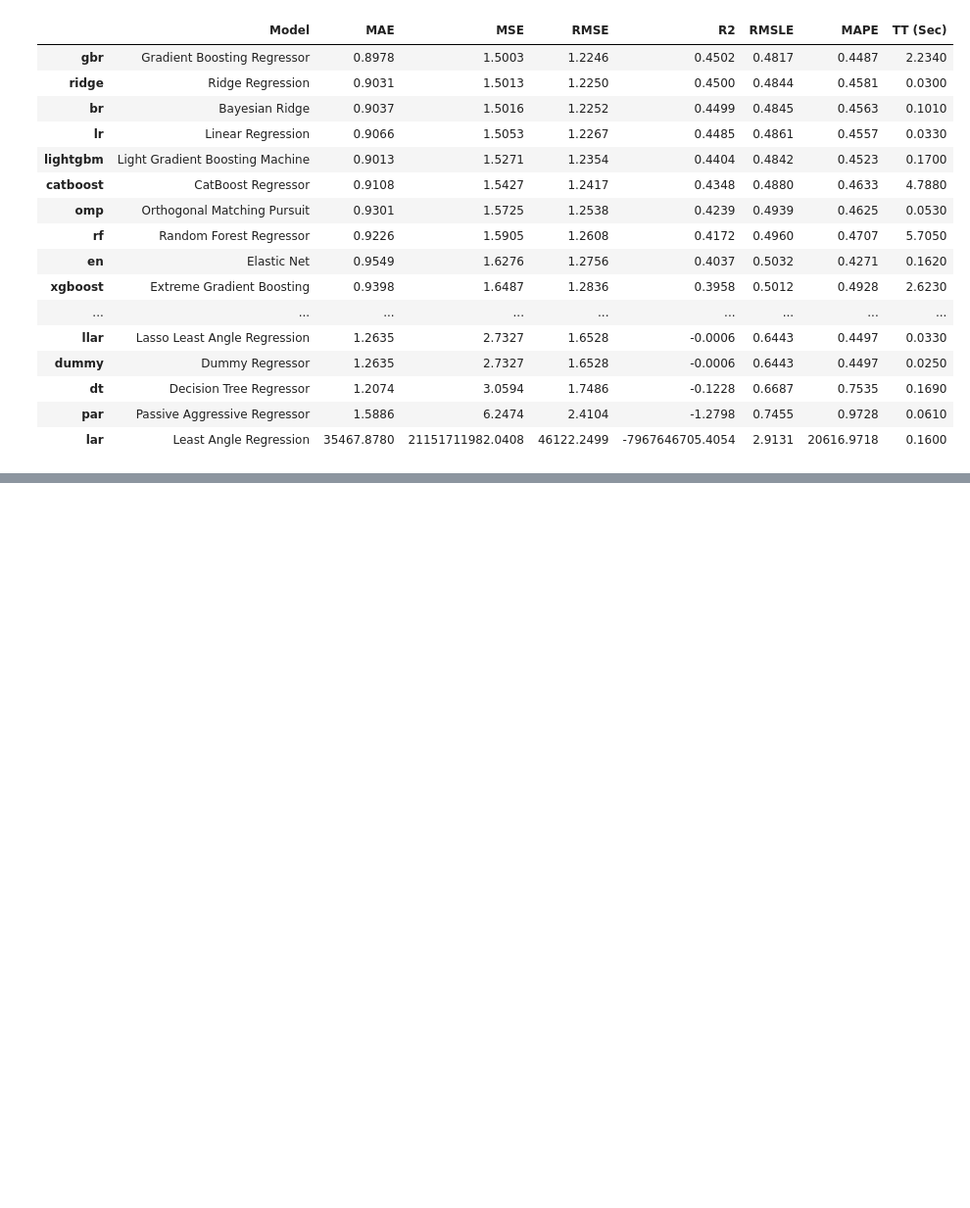
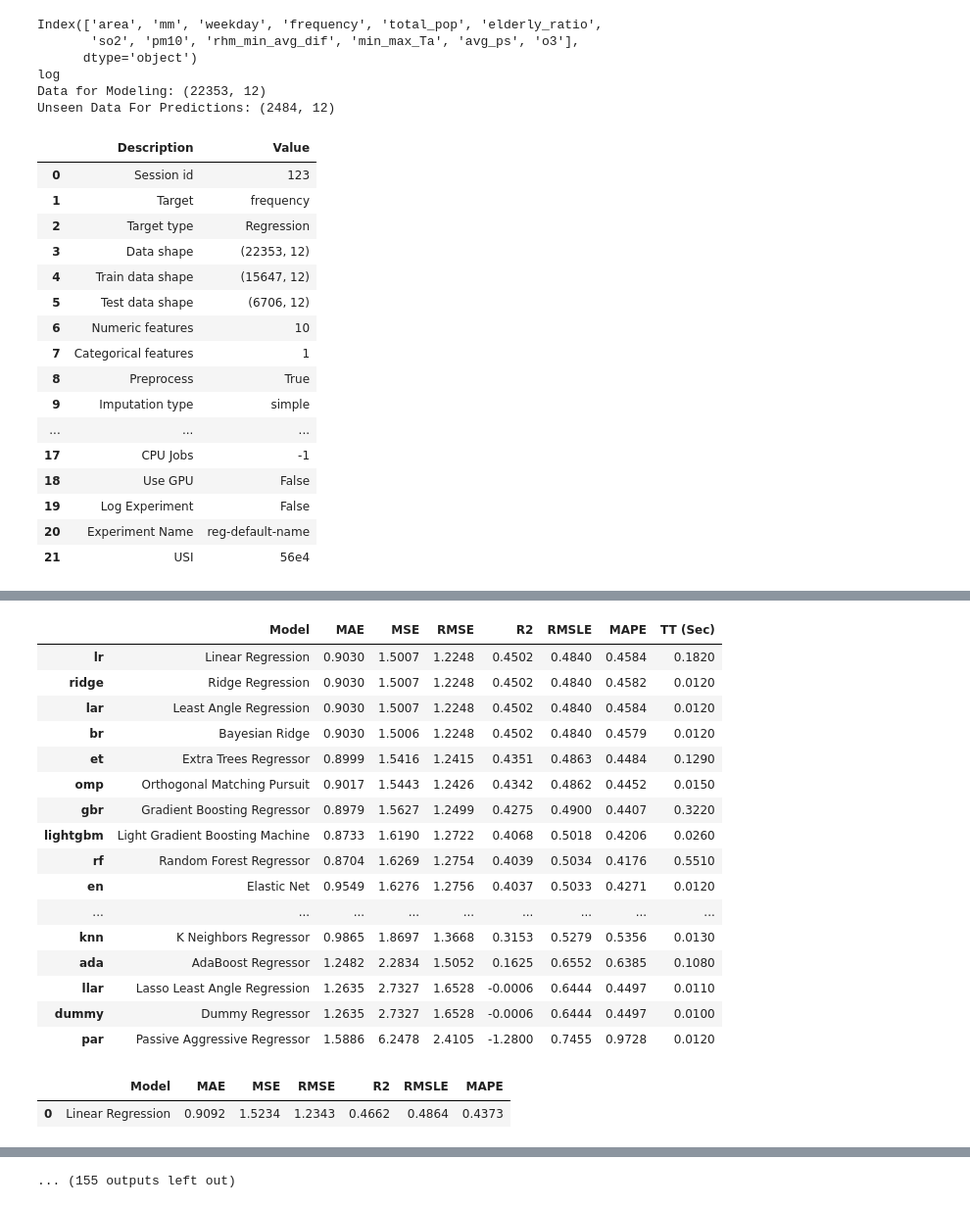
Before and after one commit to leech2193/weather_hospital_sowhat, a Jupyter notebook: variables_compare_pycrat_female.ipynb, the cells around one changed output, grey strips where cells are left out. Shown at 98% size. Saved outputs shown, nothing was run; the diff lists cells and outputs as text; code cells hidden in the pictures; blank space fills up the shorter version.

```diff
--- a/variables_compare_pycrat_female.ipynb
+++ b/variables_compare_pycrat_female.ipynb
@@ -4,54 +4,60 @@ import pandas as pd
 from itertools import *
 from pycaret.regression import *
 # %%
-dataset2 = pd.read_csv('Z:/공모전/날씨빅데이터콘테스트(공유)/data/hospital_female_0725.csv', encoding='cp949')
+dataset2 = pd.read_csv('./hospital_female_0725.csv', encoding='cp949')
 dataset2.mm = dataset2.mm.astype('int64')
 fixed_df = dataset2[['area', 'mm', 'weekday', 'frequency','total_pop', 'elderly_ratio','so2','pm10','rhm_min_avg_dif','min_max_Ta','avg_ps']]
 
 sub_df = [ dataset2[['o3']], dataset2[['avg_age']], dataset2[['avg_ta']], dataset2[['sum_gsr']], dataset2[['sum_rn']], dataset2[['avg_rhm']] ]
 sub_list = list(combinations(sub_df, 2))
 sub_list[2][0]
 
 for i in range(len(sub_df)):
     sub_list = list(combinations(sub_df, i+1))
     for j in range(len(sub_list)):
         dataset_df = fixed_df.copy()
         for k in sub_list[j]:
             dataset_df = pd.concat([dataset_df,k], axis=1)
 
         print(dataset_df.columns)
         print('log')
         data = dataset_df.sample(frac=0.9, random_state=786)
         data_unseen = dataset_df.drop(data.index)
 
         data.reset_index(drop=True, inplace=True)
         data_unseen.reset_index(drop=True, inplace=True)
 
         print('Data for Modeling: ' + str(data.shape))
         print('Unseen Data For Predictions: ' + str(data_unseen.shape))
 
-        s = setup(data, target = 'frequency', silent=True, session_id=123)
+        s = setup(data, target = 'frequency', session_id=123)
 
         best_model_5 = compare_models(sort='RMSE', n_select = 5)
 
         final_model = finalize_model(best_model_5[0])
         prediction = predict_model(final_model, data = data_unseen)
         print(prediction['Label'])
 # %% [output]
+Index(['area', 'mm', 'weekday', 'frequency', 'total_pop', 'elderly_ratio',
+       'so2', 'pm10', 'rhm_min_avg_dif', 'min_max_Ta', 'avg_ps', 'o3'],
+      dtype='object')
+log
+Data for Modeling: (22353, 12)
+Unseen Data For Predictions: (2484, 12)
-|  | Model | MAE | MSE | RMSE | R2 | RMSLE | MAPE | TT (Sec) |
-| gbr | Gradient Boosting Regressor | 0.8978 | 1.5003 | 1.2246 | 0.4502 | 0.4817 | 0.4487 | 2.2340 |
-| ridge | Ridge Regression | 0.9031 | 1.5013 | 1.2250 | 0.4500 | 0.4844 | 0.4581 | 0.0300 |
-| br | Bayesian Ridge | 0.9037 | 1.5016 | 1.2252 | 0.4499 | 0.4845 | 0.4563 | 0.1010 |
-| lr | Linear Regression | 0.9066 | 1.5053 | 1.2267 | 0.4485 | 0.4861 | 0.4557 | 0.0330 |
-| lightgbm | Light Gradient Boosting Machine | 0.9013 | 1.5271 | 1.2354 | 0.4404 | 0.4842 | 0.4523 | 0.1700 |
-| catboost | CatBoost Regressor | 0.9108 | 1.5427 | 1.2417 | 0.4348 | 0.4880 | 0.4633 | 4.7880 |
-| omp | Orthogonal Matching Pursuit | 0.9301 | 1.5725 | 1.2538 | 0.4239 | 0.4939 | 0.4625 | 0.0530 |
-| rf | Random Forest Regressor | 0.9226 | 1.5905 | 1.2608 | 0.4172 | 0.4960 | 0.4707 | 5.7050 |
-| en | Elastic Net | 0.9549 | 1.6276 | 1.2756 | 0.4037 | 0.5032 | 0.4271 | 0.1620 |
-| xgboost | Extreme Gradient Boosting | 0.9398 | 1.6487 | 1.2836 | 0.3958 | 0.5012 | 0.4928 | 2.6230 |
-| ... | ... | ... | ... | ... | ... | ... | ... | ... |
-| llar | Lasso Least Angle Regression | 1.2635 | 2.7327 | 1.6528 | -0.0006 | 0.6443 | 0.4497 | 0.0330 |
-| dummy | Dummy Regressor | 1.2635 | 2.7327 | 1.6528 | -0.0006 | 0.6443 | 0.4497 | 0.0250 |
-| dt | Decision Tree Regressor | 1.2074 | 3.0594 | 1.7486 | -0.1228 | 0.6687 | 0.7535 | 0.1690 |
-| par | Passive Aggressive Regressor | 1.5886 | 6.2474 | 2.4104 | -1.2798 | 0.7455 | 0.9728 | 0.0610 |
-| lar | Least Angle Regression | 35467.8780 | 21151711982.0408 | 46122.2499 | -7967646705.4054 | 2.9131 | 20616.9718 | 0.1600 |
+|  | Description | Value |
+| 0 | Session id | 123 |
+| 1 | Target | frequency |
+| 2 | Target type | Regression |
+| 3 | Data shape | (22353, 12) |
+| 4 | Train data shape | (15647, 12) |
+| 5 | Test data shape | (6706, 12) |
+| 6 | Numeric features | 10 |
+| 7 | Categorical features | 1 |
+| 8 | Preprocess | True |
+| 9 | Imputation type | simple |
+| ... | ... | ... |
+| 17 | CPU Jobs | -1 |
+| 18 | Use GPU | False |
+| 19 | Log Experiment | False |
+| 20 | Experiment Name | reg-default-name |
+| 21 | USI | 56e4 |
@@ -57,0 +65,19 @@ for i in range(len(sub_df)):
+|  | Model | MAE | MSE | RMSE | R2 | RMSLE | MAPE | TT (Sec) |
+| lr | Linear Regression | 0.9030 | 1.5007 | 1.2248 | 0.4502 | 0.4840 | 0.4584 | 0.1820 |
+| ridge | Ridge Regression | 0.9030 | 1.5007 | 1.2248 | 0.4502 | 0.4840 | 0.4582 | 0.0120 |
+| lar | Least Angle Regression | 0.9030 | 1.5007 | 1.2248 | 0.4502 | 0.4840 | 0.4584 | 0.0120 |
+| br | Bayesian Ridge | 0.9030 | 1.5006 | 1.2248 | 0.4502 | 0.4840 | 0.4579 | 0.0120 |
+| et | Extra Trees Regressor | 0.8999 | 1.5416 | 1.2415 | 0.4351 | 0.4863 | 0.4484 | 0.1290 |
+| omp | Orthogonal Matching Pursuit | 0.9017 | 1.5443 | 1.2426 | 0.4342 | 0.4862 | 0.4452 | 0.0150 |
+| gbr | Gradient Boosting Regressor | 0.8979 | 1.5627 | 1.2499 | 0.4275 | 0.4900 | 0.4407 | 0.3220 |
+| lightgbm | Light Gradient Boosting Machine | 0.8733 | 1.6190 | 1.2722 | 0.4068 | 0.5018 | 0.4206 | 0.0260 |
+| rf | Random Forest Regressor | 0.8704 | 1.6269 | 1.2754 | 0.4039 | 0.5034 | 0.4176 | 0.5510 |
+| en | Elastic Net | 0.9549 | 1.6276 | 1.2756 | 0.4037 | 0.5033 | 0.4271 | 0.0120 |
+| ... | ... | ... | ... | ... | ... | ... | ... | ... |
+| knn | K Neighbors Regressor | 0.9865 | 1.8697 | 1.3668 | 0.3153 | 0.5279 | 0.5356 | 0.0130 |
+| ada | AdaBoost Regressor | 1.2482 | 2.2834 | 1.5052 | 0.1625 | 0.6552 | 0.6385 | 0.1080 |
+| llar | Lasso Least Angle Regression | 1.2635 | 2.7327 | 1.6528 | -0.0006 | 0.6444 | 0.4497 | 0.0110 |
+| dummy | Dummy Regressor | 1.2635 | 2.7327 | 1.6528 | -0.0006 | 0.6444 | 0.4497 | 0.0100 |
+| par | Passive Aggressive Regressor | 1.5886 | 6.2478 | 2.4105 | -1.2800 | 0.7455 | 0.9728 | 0.0120 |
+|  | Model | MAE | MSE | RMSE | R2 | RMSLE | MAPE |
+| 0 | Linear Regression | 0.9092 | 1.5234 | 1.2343 | 0.4662 | 0.4864 | 0.4373 |
@@ -57,0 +174 @@ for i in range(len(sub_df)):
+... (155 outputs left out)
```
Also changed, not shown: parts of 1 cell of this notebook.
